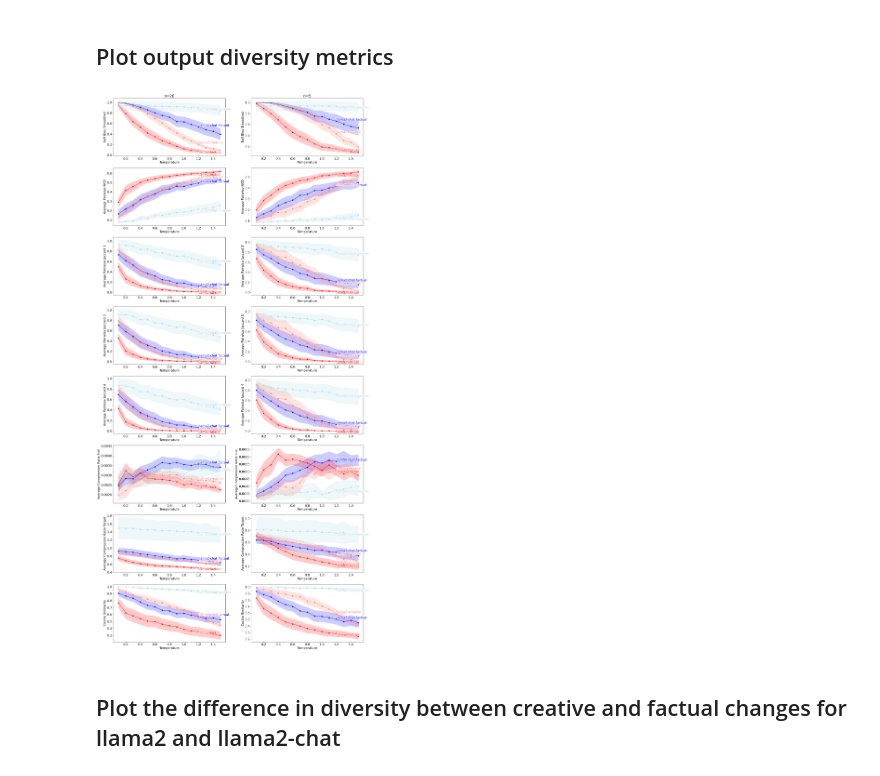
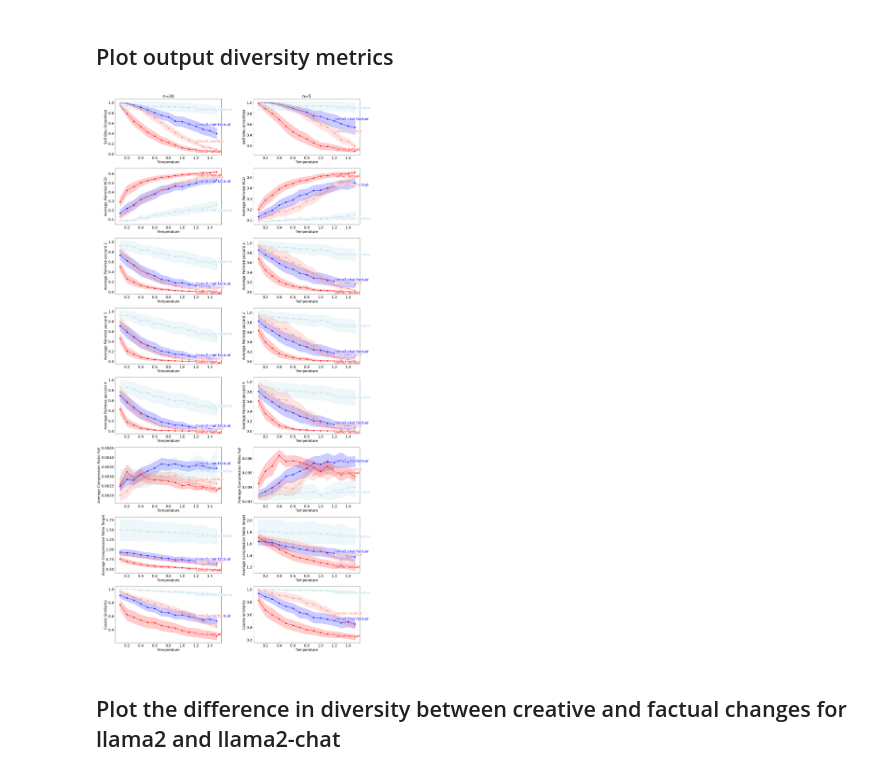
Before and after one commit to lauraaisling/analyse-llms, a Jupyter notebook: notebooks/Creative_Factual_Llama.ipynb, the cells around one changed output. Drawn from its saved outputs; the diff is of its cells as text; code cells hidden in the pictures.

```diff
--- a/notebooks/Creative_Factual_Llama.ipynb
+++ b/notebooks/Creative_Factual_Llama.ipynb
@@ -84,7 +84,7 @@ creative_factual_full_f = f"{os.path.dirname(os.getcwd())}/results/creative_fact
 num_metrics = len(diversity_metrics.keys())
 fig, axes = plt.subplots(num_metrics, 2, figsize=(20, 5*num_metrics))
 # make font bigger
-plt.rcParams.update({'font.size': 16})
+plt.rcParams.update({'font.size': 18})
 
 text_effect = [path_effects.withStroke(linewidth=3, foreground='white')]
 
@@ -123,34 +123,34 @@ for index, metric in enumerate(diversity_metrics.keys()):
         # ax.set_ylabel(metric)
         ax.set_ylabel(metric_label[i])
         # ax.set_title(f'Diversity metric: {metric} for {20 if col_idx == 0 else 5} max words')
         #ax.legend()
         text_effect = [path_effects.withStroke(linewidth=3, foreground='white')]
 
         # Add labels directly on the plot with white outline
         end_temp = temperatures[-4]
         text_factual1 = ax.text(end_temp, scores_factual_chat[:, :, 0].mean(axis=1)[-4], 'llama2-chat factual', color='blue', verticalalignment='bottom')
         text_factual1.set_path_effects(text_effect)
 
         text_factual2 = ax.text(end_temp, scores_factual_plm[:, :, 0].mean(axis=1)[-4], 'llama2 factual', color='red', verticalalignment='top')
         text_factual2.set_path_effects(text_effect)
 
         text_creative1 = ax.text(end_temp, scores_creative_chat[:, :, 0].mean(axis=1)[-4], 'llama2-chat creative', color='lightblue', verticalalignment='top', style='italic')
         text_creative1.set_path_effects(text_effect)
 
         text_creative2 = ax.text(end_temp, scores_creative_plm[:, :, 0].mean(axis=1)[-4], 'llama2 creative', color='salmon', verticalalignment='bottom', style='italic')
         text_creative2.set_path_effects(text_effect)
         if i==0: ax.title.set_text('n=20')
         if i==1: ax.title.set_text('n=5')
         i+=1
 
 
 plt.tight_layout()
 plt.show()
 
 fig.savefig(creative_factual_full_f, bbox_inches="tight")
 plt.close()
 # %% [output]
-[figure, old version]
+[figure, new version]
 # %% [markdown]
 ## Plot the difference in diversity between creative and factual changes for llama2 and llama2-chat
 # %%
```
Also changed, not shown: parts of 1 cell of this notebook, 3 other files.
